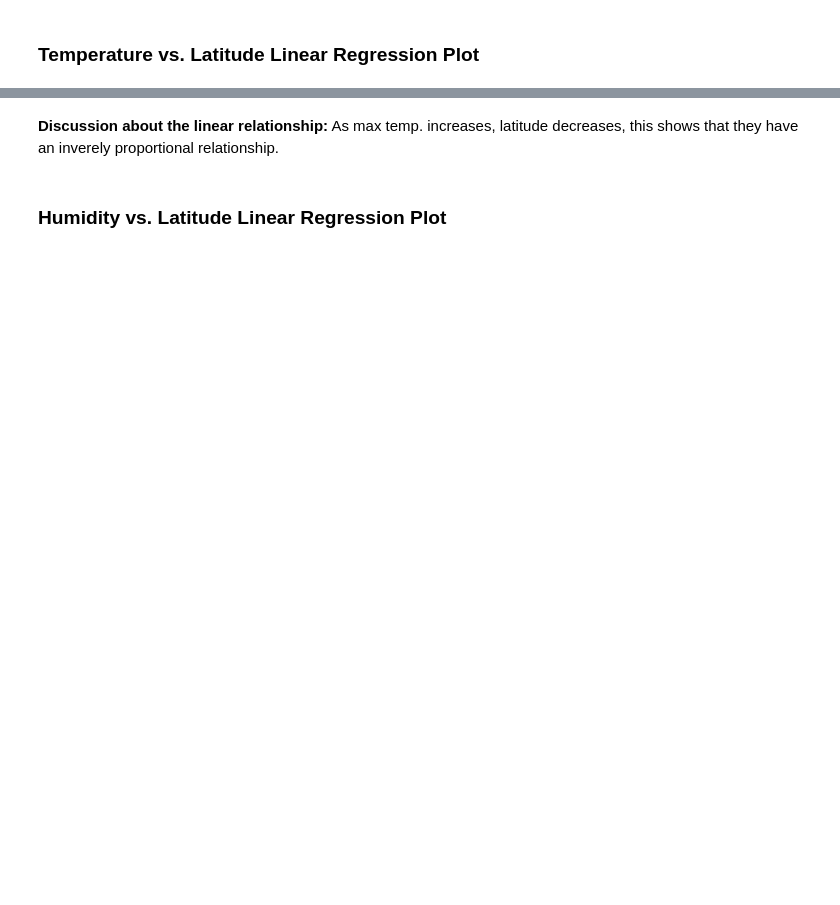
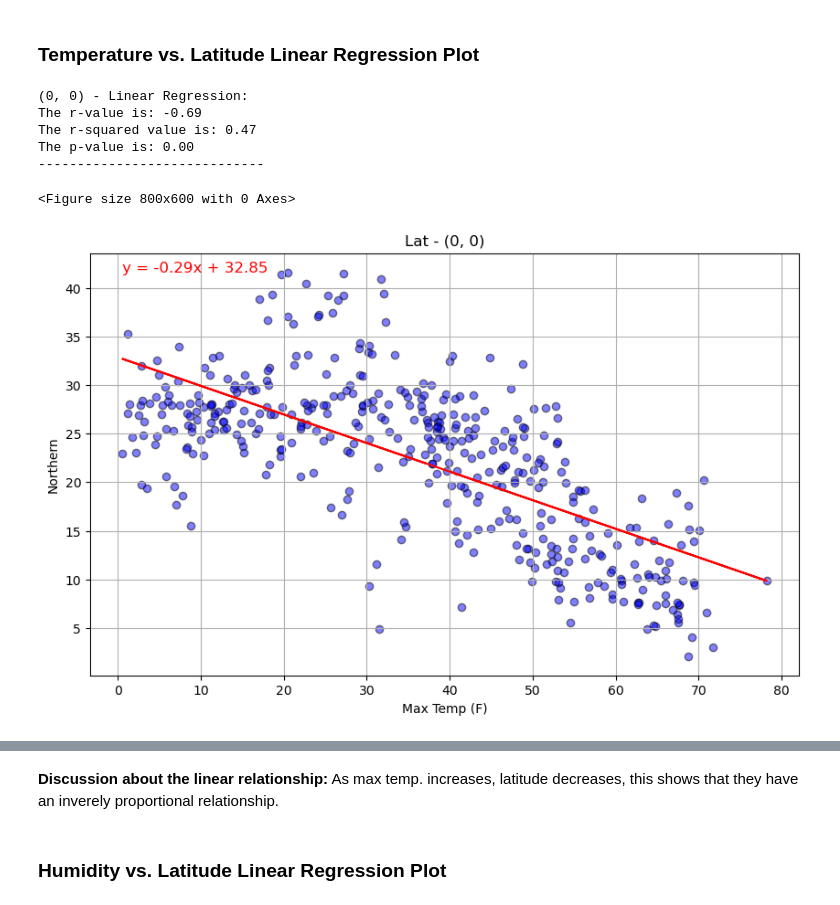
Before and after one commit to Yelemam/Python_API_Challenge-World_Weather_Analysis, a Jupyter notebook: Starter_Code/WeatherPy.ipynb, the cells around one changed output, grey strips where cells are left out. Saved outputs shown, nothing was run; the diff lists cells and outputs as text; code cells hidden in the pictures; blank space fills up the shorter version.

```diff
--- a/Starter_Code/WeatherPy.ipynb
+++ b/Starter_Code/WeatherPy.ipynb
@@ -323,3 +323,21 @@ southern_hemi_df.head()
 # %% [markdown]
 ###  Temperature vs. Latitude Linear Regression Plot
+# %%
+# Create a scatter plot for latitude vs max temp (northern hemisphere)
+plt.figure(figsize=(8, 6))
+x_values = northern_hemi_df['Lat']
+y_values = northern_hemi_df['Max Temp']
+plot_linear_regression(x_values, y_values, "Lat", "Max Temp (F)", "Northern",(0, 0))
+plt.savefig("output_data/Images/max_temp_vs_latitude_northern_hemisphere.png")
+plt.show()
+# Close the plot
+plt.close()
+# %% [output]
+(0, 0) - Linear Regression:
+The r-value is: -0.69
+The r-squared value is: 0.47
+The p-value is: 0.00
+-----------------------------
+<Figure size 800x600 with 0 Axes>
+[figure, added]
 # %%
```
Also changed, not shown: parts of 20 cells of this notebook.
